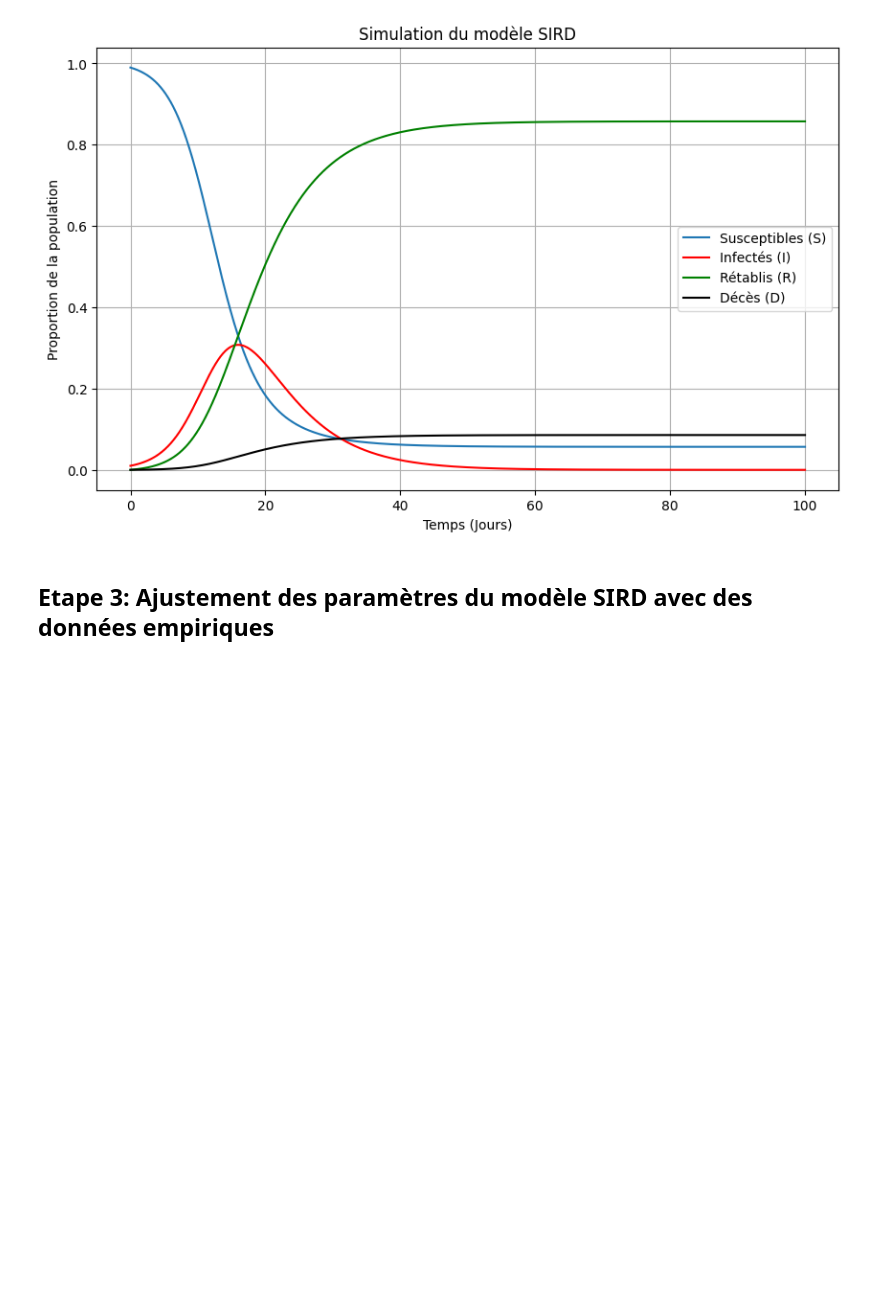
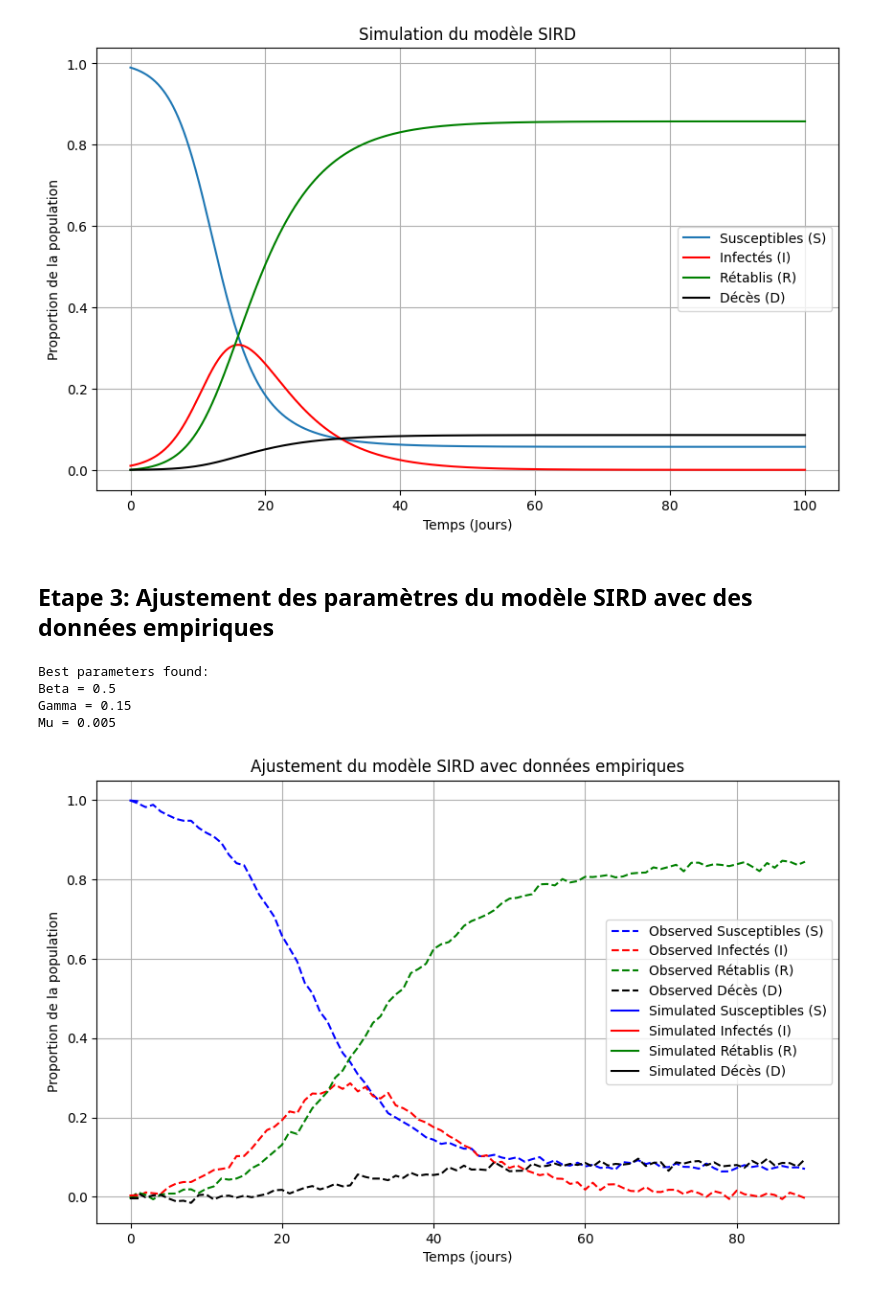
Before and after one commit to coffeeaddictt/SIRD_model, a Jupyter notebook: modèle_épidémiologique_SIRD.ipynb, the cells around one changed output. Saved outputs shown, nothing was run; the diff lists cells and outputs as text; code cells hidden in the pictures; blank space fills up the shorter version.

Commit message:
Optimize SIRD param and visualising the model

```diff
--- a/modèle_épidémiologique_SIRD.ipynb
+++ b/modèle_épidémiologique_SIRD.ipynb
@@ -82,30 +82,65 @@ R0 = R_obs.iloc[0]
 D0 = D_obs.iloc[0]
 
 step = 0.01
 days = len(temps) * step
 
 # parameter ranges
 beta_values = [0.25, 0.3, 0.35, 0.4, 0.45, 0.5]
 gamma_values = [0.08, 0.1, 0.12, 0.14, 0.15]
 mu_values = [0.005, 0.008, 0.01, 0.012, 0.015]
 
 # grid search
 best_beta = None
 best_gamma = None
 best_mu = None
 min_error = float('inf')
 
 for beta in beta_values:
     for gamma in gamma_values:
         for mu in mu_values:
             # Simulate SIRD model with current parameters
             t, S_sim, I_sim, R_sim, D_sim = euler_sird(beta, gamma, mu, S0, I0, R0, D0, step, days)
 
             # Calculate error
             error = calculate_error(S_sim[:len(S_obs)], I_sim[:len(I_obs)], R_sim[:len(R_obs)], D_sim[:len(D_obs)],
                                     S_obs, I_obs, R_obs, D_obs)
             if error < min_error:
                 min_error = error
                 best_beta = beta
                 best_gamma = gamma
                 best_mu = mu
+
+
+# printing best parameters
+print("Best parameters found:")
+print("Beta =", best_beta)
+print("Gamma =", best_gamma)
+print("Mu =", best_mu)
+
+# simulating with best parameters
+t, S_sim, I_sim, R_sim, D_sim = euler_sird(best_beta, best_gamma, best_mu, S0, I0, R0, D0, step, days)
+
+# plot observed vs simulated data
+plt.figure(figsize=(10, 6))
+plt.plot(temps, S_obs, 'b--', label="Observed Susceptibles (S)")
+plt.plot(temps, I_obs, 'r--', label="Observed Infectés (I)")
+plt.plot(temps, R_obs, 'g--', label="Observed Rétablis (R)")
+plt.plot(temps, D_obs, 'k--', label="Observed Décès (D)")
+
+plt.plot(t[:len(S_obs)], S_sim[:len(S_obs)], 'b', label="Simulated Susceptibles (S)")
+plt.plot(t[:len(I_obs)], I_sim[:len(I_obs)], 'r', label="Simulated Infectés (I)")
+plt.plot(t[:len(R_obs)], R_sim[:len(R_obs)], 'g', label="Simulated Rétablis (R)")
+plt.plot(t[:len(D_obs)], D_sim[:len(D_obs)], 'k', label="Simulated Décès (D)")
+
+plt.xlabel("Temps (jours)")
+plt.ylabel("Proportion de la population")
+plt.title("Ajustement du modèle SIRD avec données empiriques")
+plt.legend()
+plt.grid()
+plt.show()
+# %% [output]
+Best parameters found:
+Beta = 0.5
+Gamma = 0.15
+Mu = 0.005
+[figure, added]
```
